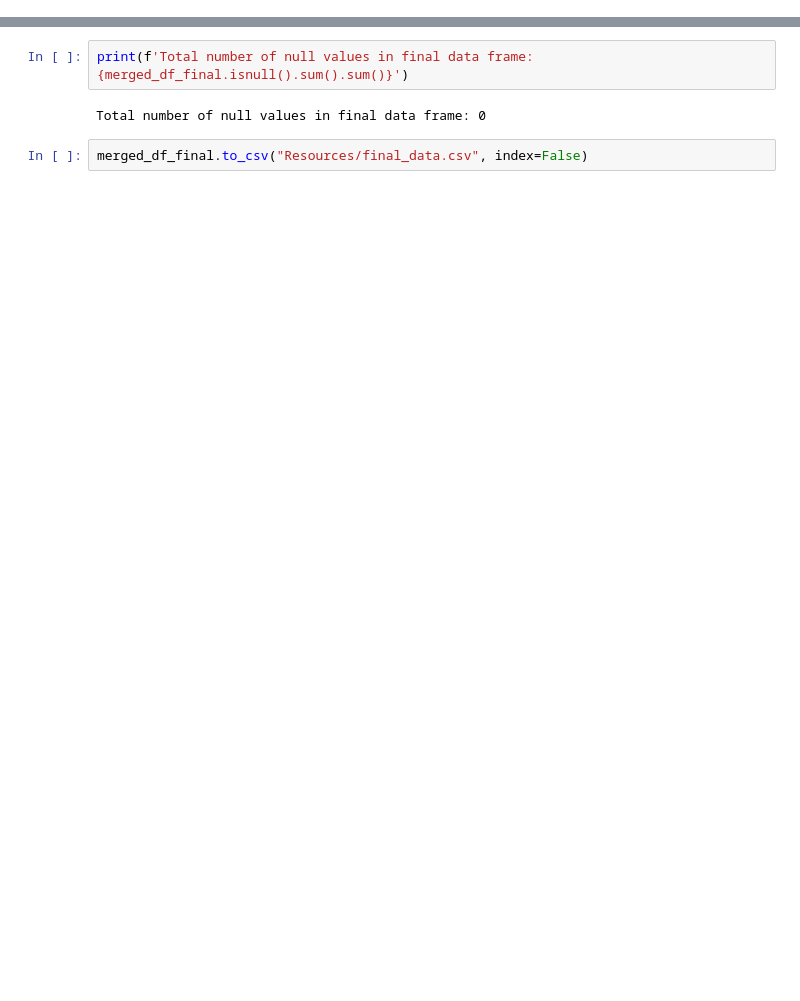
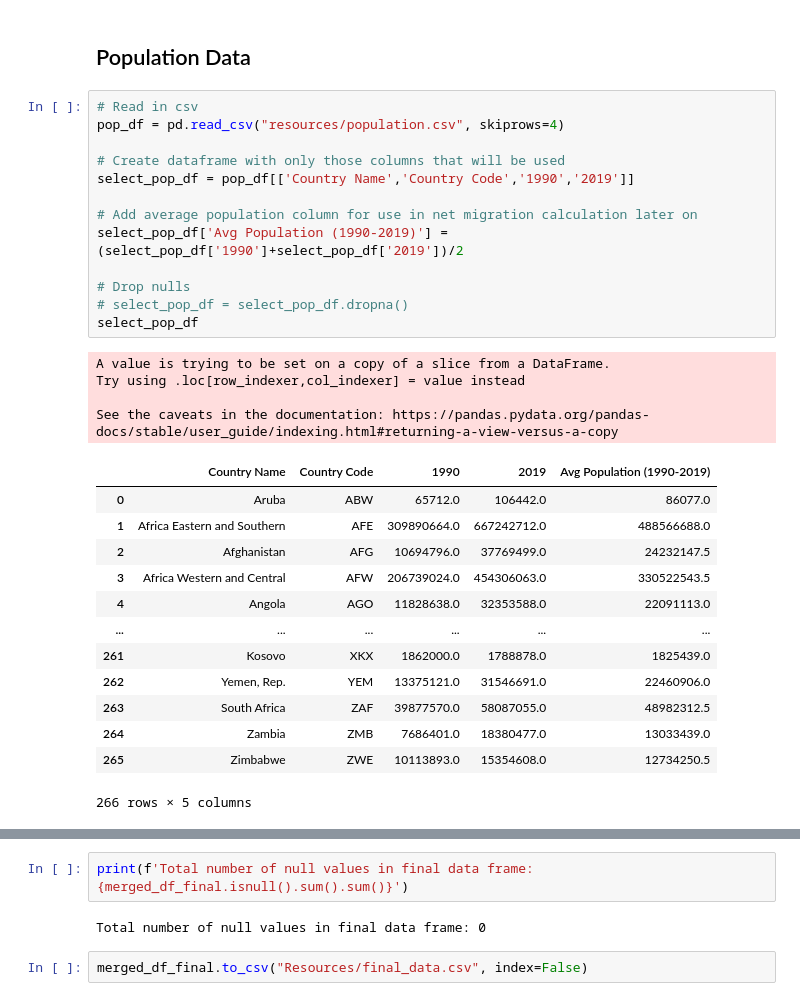
Before and after one commit to oli124/Project3_OliverK_UfuomaA, a Jupyter notebook: Population.ipynb, the cells around one changed output, grey strips where cells are left out. Drawn from its saved outputs; the diff is of its cells as text; blank space fills up the shorter version.

```diff
--- a/Population.ipynb
+++ b/Population.ipynb
@@ -302,0 +138,33 @@ merged_df_final
+# %% [markdown]
+## Population Data
+# %%
+# Read in csv
+pop_df = pd.read_csv("resources/population.csv", skiprows=4)
+
+# Create dataframe with only those columns that will be used
+select_pop_df = pop_df[['Country Name','Country Code','1990','2019']]
+
+# Add average population column for use in net migration calculation later on
+select_pop_df['Avg Population (1990-2019)'] = (select_pop_df['1990']+select_pop_df['2019'])/2
+
+# Drop nulls
+# select_pop_df = select_pop_df.dropna()
+select_pop_df
+# %% [output]
+A value is trying to be set on a copy of a slice from a DataFrame.
+Try using .loc[row_indexer,col_indexer] = value instead
+
+See the caveats in the documentation: https://pandas.pydata.org/pandas-docs/stable/user_guide/indexing.html#returning-a-view-versus-a-copy
+|  | Country Name | Country Code | 1990 | 2019 | Avg Population (1990-2019) |
+| 0 | Aruba | ABW | 65712.0 | 106442.0 | 86077.0 |
+| 1 | Africa Eastern and Southern | AFE | 309890664.0 | 667242712.0 | 488566688.0 |
+| 2 | Afghanistan | AFG | 10694796.0 | 37769499.0 | 24232147.5 |
+| 3 | Africa Western and Central | AFW | 206739024.0 | 454306063.0 | 330522543.5 |
+| 4 | Angola | AGO | 11828638.0 | 32353588.0 | 22091113.0 |
+| ... | ... | ... | ... | ... | ... |
+| 261 | Kosovo | XKX | 1862000.0 | 1788878.0 | 1825439.0 |
+| 262 | Yemen, Rep. | YEM | 13375121.0 | 31546691.0 | 22460906.0 |
+| 263 | South Africa | ZAF | 39877570.0 | 58087055.0 | 48982312.5 |
+| 264 | Zambia | ZMB | 7686401.0 | 18380477.0 | 13033439.0 |
+| 265 | Zimbabwe | ZWE | 10113893.0 | 15354608.0 | 12734250.5 |
+266 rows × 5 columns
```
Also changed, not shown: parts of 51 cells of this notebook, 15 other files.
